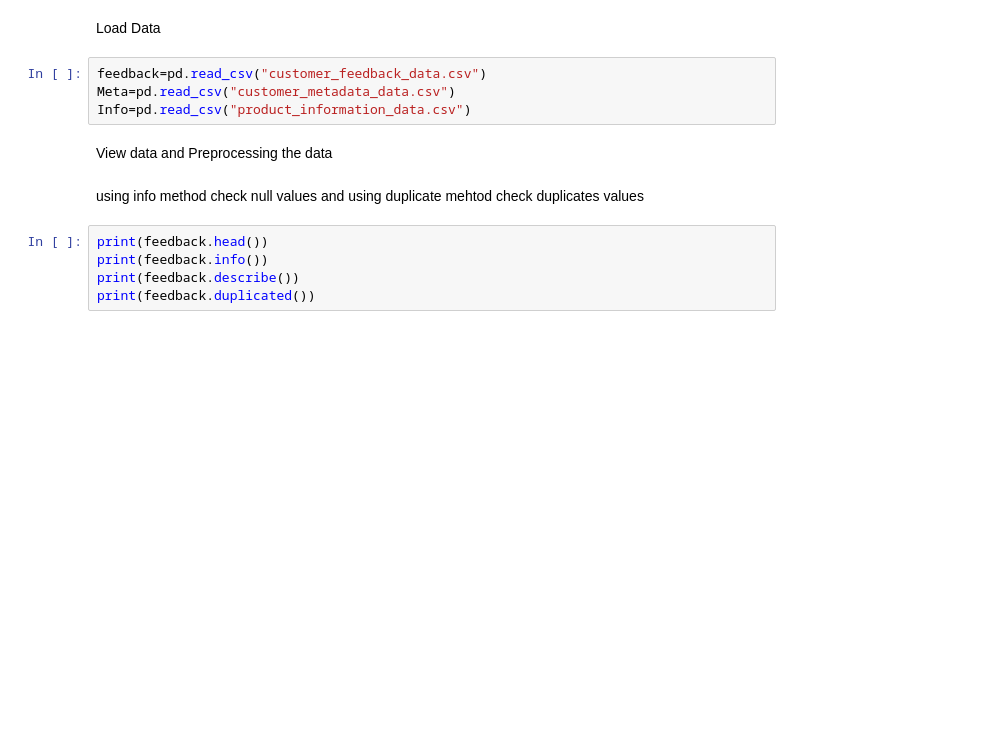
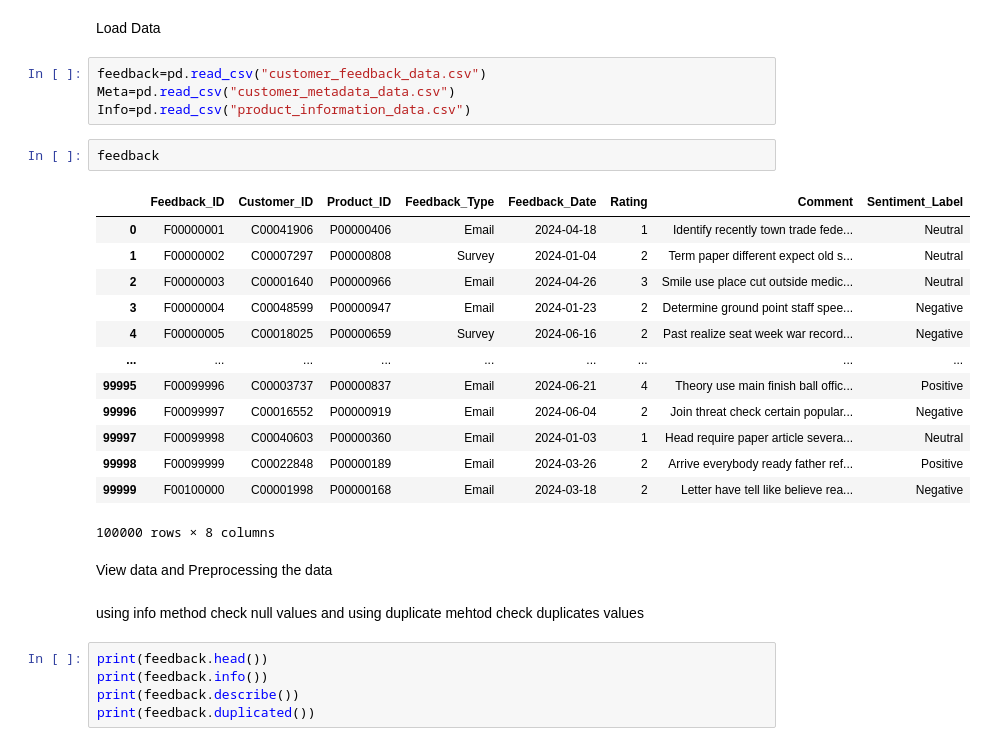
Before and after one commit to gau-01/Python-EDA, a Jupyter notebook: EDAProject.ipynb, the cells around one changed output. Saved outputs shown, nothing was run; the diff lists cells and outputs as text; blank space fills up the shorter version.

```diff
--- a/EDAProject.ipynb
+++ b/EDAProject.ipynb
@@ -20,6 +21,22 @@ Load Data
 feedback=pd.read_csv("customer_feedback_data.csv")
 Meta=pd.read_csv("customer_metadata_data.csv")
 Info=pd.read_csv("product_information_data.csv")
+# %%
+feedback
+# %% [output]
+|  | Feedback_ID | Customer_ID | Product_ID | Feedback_Type | Feedback_Date | Rating | Comment | Sentiment_Label |
+| 0 | F00000001 | C00041906 | P00000406 | Email | 2024-04-18 | 1 | Identify recently town trade fede... | Neutral |
+| 1 | F00000002 | C00007297 | P00000808 | Survey | 2024-01-04 | 2 | Term paper different expect old s... | Neutral |
+| 2 | F00000003 | C00001640 | P00000966 | Email | 2024-04-26 | 3 | Smile use place cut outside medic... | Neutral |
+| 3 | F00000004 | C00048599 | P00000947 | Email | 2024-01-23 | 2 | Determine ground point staff spee... | Negative |
+| 4 | F00000005 | C00018025 | P00000659 | Survey | 2024-06-16 | 2 | Past realize seat week war record... | Negative |
+| ... | ... | ... | ... | ... | ... | ... | ... | ... |
+| 99995 | F00099996 | C00003737 | P00000837 | Email | 2024-06-21 | 4 | Theory use main finish ball offic... | Positive |
+| 99996 | F00099997 | C00016552 | P00000919 | Email | 2024-06-04 | 2 | Join threat check certain popular... | Negative |
+| 99997 | F00099998 | C00040603 | P00000360 | Email | 2024-01-03 | 1 | Head require paper article severa... | Neutral |
+| 99998 | F00099999 | C00022848 | P00000189 | Email | 2024-03-26 | 2 | Arrive everybody ready father ref... | Positive |
+| 99999 | F00100000 | C00001998 | P00000168 | Email | 2024-03-18 | 2 | Letter have tell like believe rea... | Negative |
+100000 rows × 8 columns
 # %% [markdown]
 View data and Preprocessing the data
 # %% [markdown]
```
Also changed, not shown: parts of 7 cells of this notebook, 3 other files.
